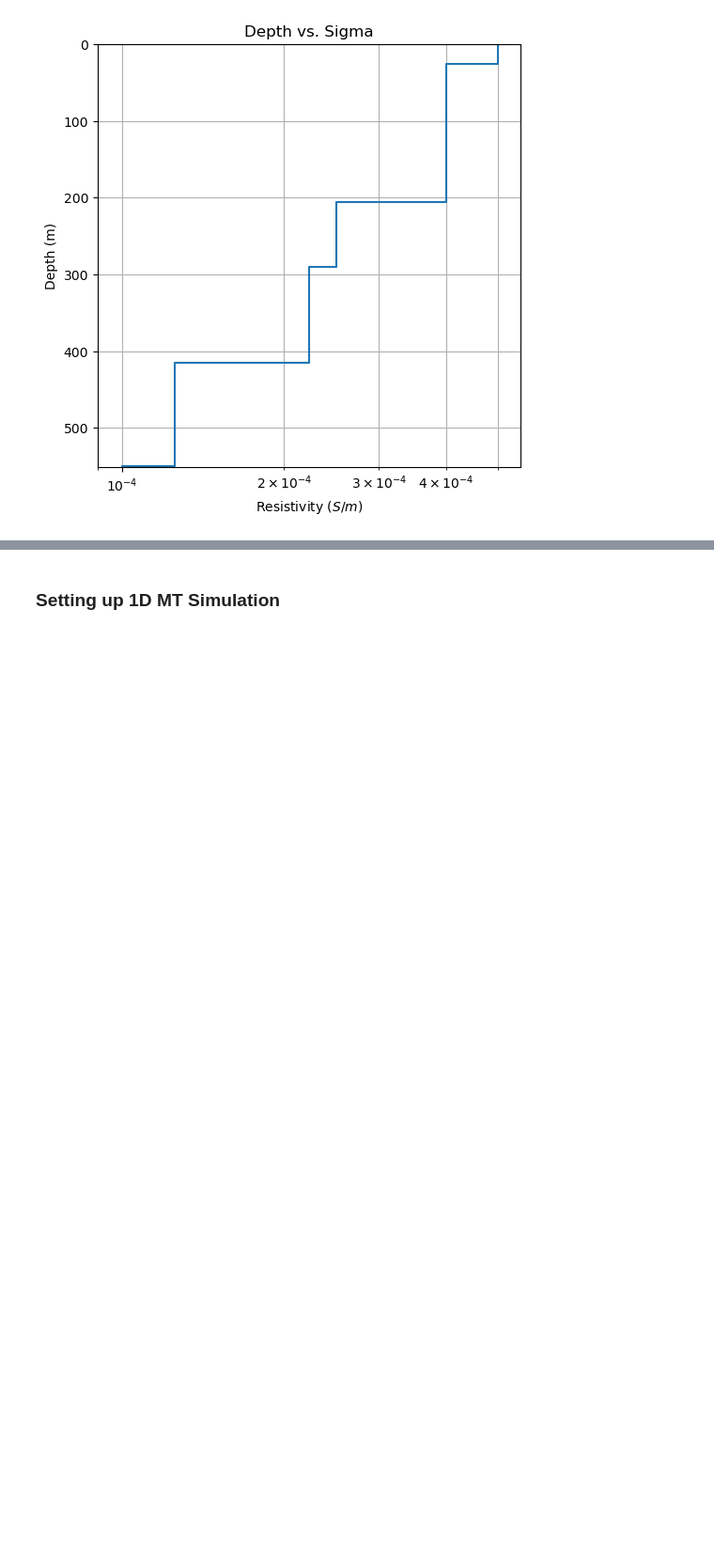
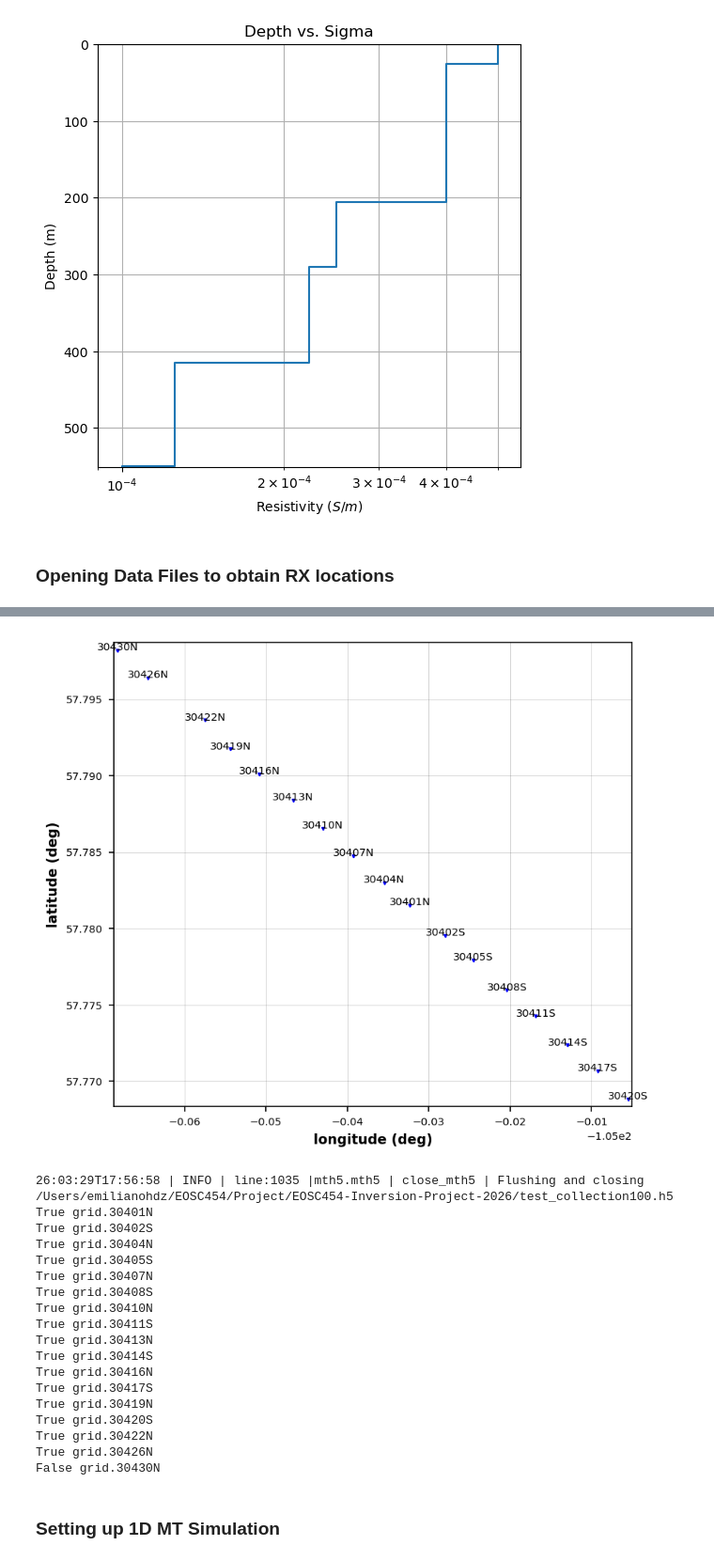
Before and after one commit to e-hdz130504/EOSC454-Inversion-Project-2026, a Jupyter notebook: FDEM_example.ipynb, the cells around one changed output, grey strips where cells are left out. Shown at 94% size. Cells and saved outputs as stored; diff of their text form; code cells hidden in the pictures; blank space fills up the shorter version.

Commit message:
Included Real RX locations from line 304

```diff
--- a/FDEM_example.ipynb
+++ b/FDEM_example.ipynb
@@ -42,3 +50,42 @@ ax1.set_title('Depth vs. Sigma')
 Text(0.5, 1.0, 'Depth vs. Sigma')
 <Figure size 1000x500 with 0 Axes>
 [figure]
+# %% [markdown]
+### Opening Data Files to obtain RX locations
+# %%
+directory_path = Path("304")
+mtc = mt.MTCollection()
+mtc.open_collection(Path().cwd().joinpath("test_collection100.h5"))
+
+for file_path in directory_path.iterdir():
+    if file_path.is_file():
+        mt_object = mt.MT()
+        mt_object.read(file_path)
+        mt_object.survey_metadata.id = "grid"
+        mtc.add_tf(mt_object)
+
+mtc.working_dataframe = mtc.master_dataframe.loc[mtc.master_dataframe.survey == "grid"]
+mtc.working_dataframe
+
+station_plot = mtc.plot_stations(pad=0.0005)
+
+mtd = mtc.to_mt_data()
+mtc.close_collection()
+
+# collect the data into a nice list and convert the data and locations
+_impUnitEDI2SI = 4 * np.pi * 1e-4
+
+rx_locs = []
+rx_locs_tipper = []
+elevation = []
+elevation_tipper = []
+
+for key in mtd.keys():
+    print(mtd[key].has_tipper(), key)
+    rx_locs += [utm.from_latlon(mtd[key].latitude, mtd[key].longitude)[:2]]
+    elevation += [mtd[key].elevation]
+
+    if mtd[key].has_tipper():
+        rx_locs_tipper += [utm.from_latlon(mtd[key].latitude, mtd[key].longitude)[:2]]
+        elevation_tipper += [mtd[key].elevation]
+# %% [output]
@@ -45,3 +109,22 @@ Text(0.5, 1.0, 'Depth vs. Sigma')
+[figure, added]
+26:03:29T17:56:58 | INFO | line:1035 |mth5.mth5 | close_mth5 | Flushing and closing /Users/emilianohdz/EOSC454/Project/EOSC454-Inversion-Project-2026/test_collection100.h5
+True grid.30401N
+True grid.30402S
+True grid.30404N
+True grid.30405S
+True grid.30407N
+True grid.30408S
+True grid.30410N
+True grid.30411S
+True grid.30413N
+True grid.30414S
+True grid.30416N
+True grid.30417S
+True grid.30419N
+True grid.30420S
+True grid.30422N
+True grid.30426N
+False grid.30430N
 # %% [markdown]
 ### Setting up 1D MT Simulation
 # %%
```
Also changed, not shown: parts of 5 cells of this notebook.
